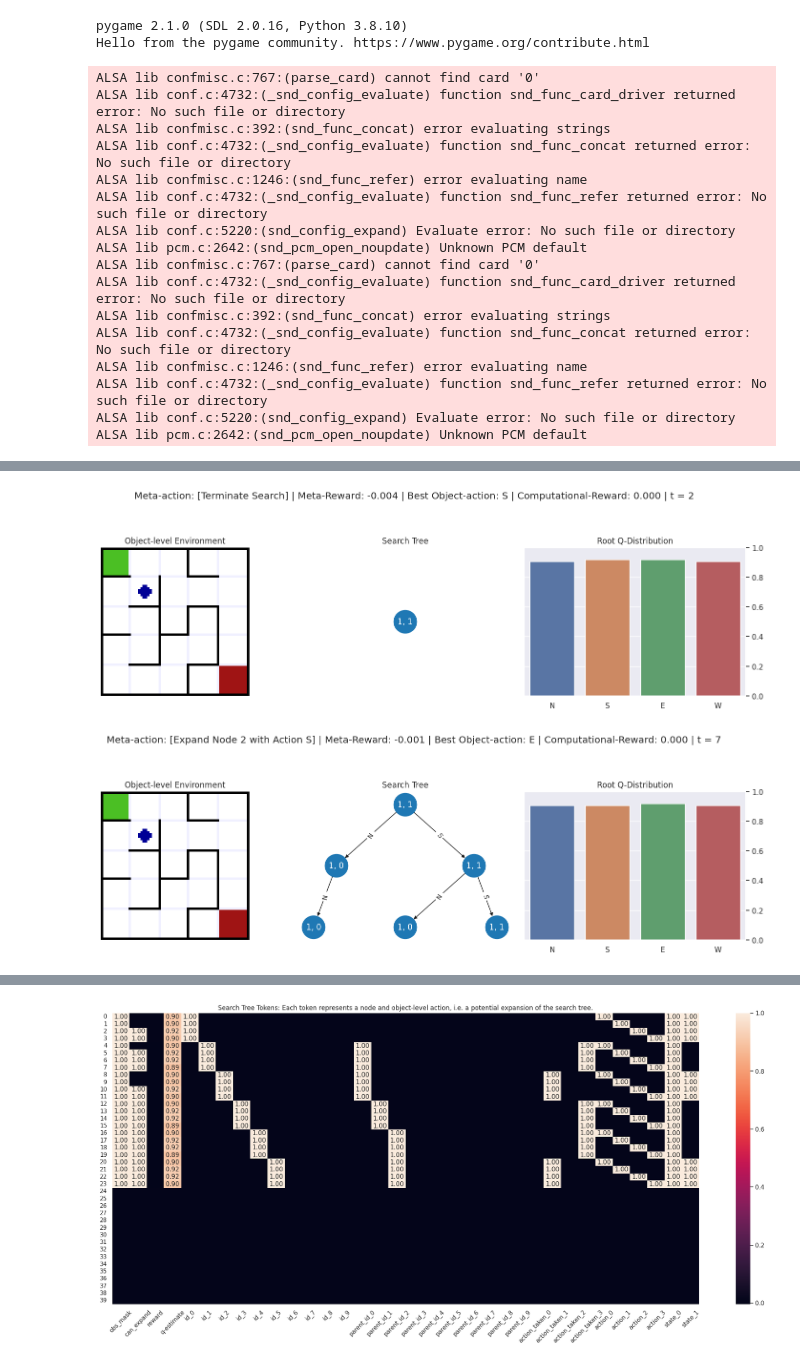
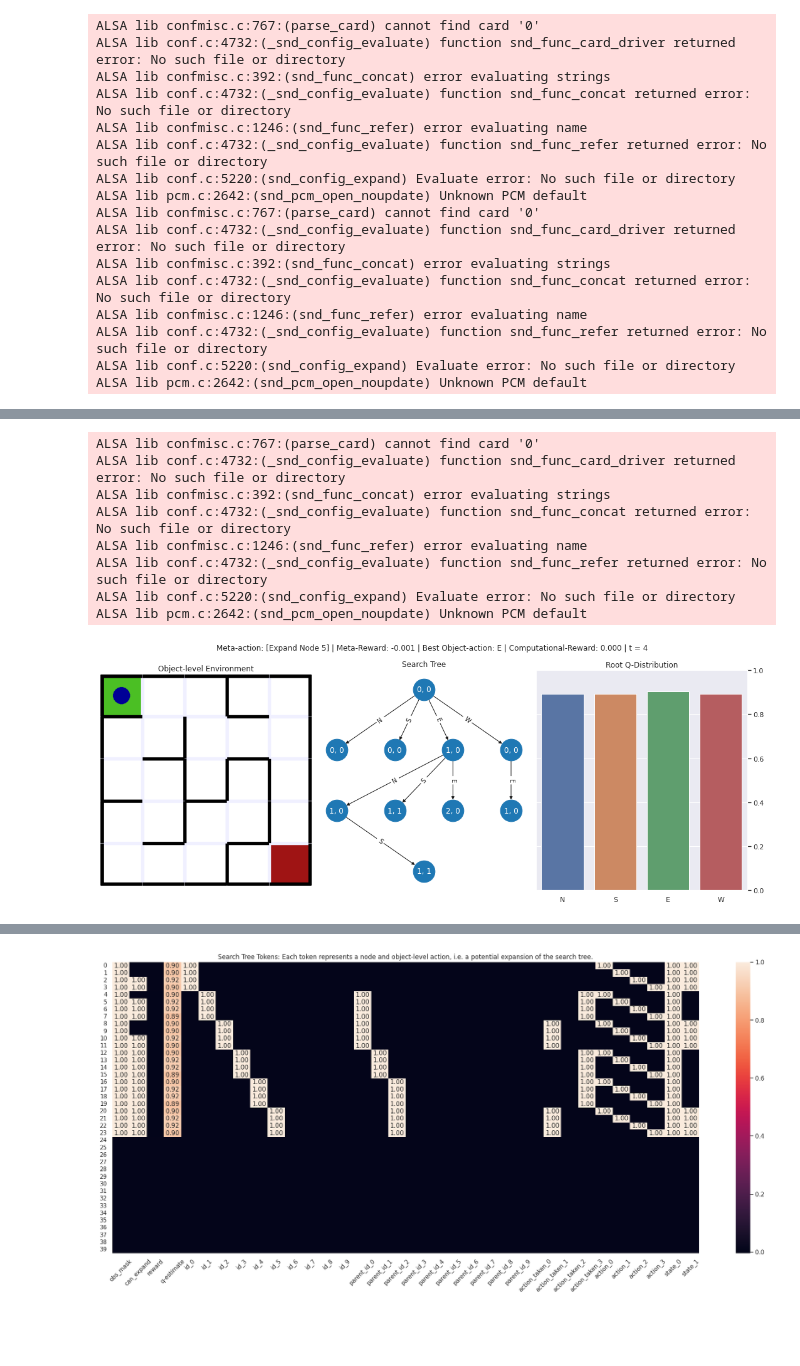
Before and after one commit to justinsvegliato/meta-level-reinforcement-learning, a Jupyter notebook: Maze Meta-level.ipynb, the cells around one changed output, grey strips where cells are left out. Saved outputs shown, nothing was run; the diff lists cells and outputs as text; code cells hidden in the pictures; blank space fills up the shorter version.

Commit message:
rendering tree with tree policy

```diff
--- a/Maze Meta-level.ipynb
+++ b/Maze Meta-level.ipynb
@@ -12,7 +12,7 @@ from tf_agents.environments.batched_py_environment import BatchedPyEnvironment
 
 def create_meta_env():
     object_env = make_maze_env(
-        seed=0, maze_size=(5, 5), goal_reward=1, render_shape=(64, 64),
+        seed=0, maze_size=(5, 5), goal_reward=1,
         generate_new_maze_on_reset=False
     )
 
@@ -21,6 +21,7 @@ def create_meta_env():
     meta_env = MetaEnv(object_env, initial_tree, max_tree_size=10,
                        split_mask_and_tokens=True,
                        one_hot_action_space=False,
+                       expand_all_actions=True,
                        object_action_to_string=lambda a: object_env.ACTION[a])
     return meta_env
 
@@ -30,24 +31,22 @@ env = TFPyEnvironment(BatchedPyEnvironment([
     GymWrapper(create_meta_env()) for _ in range(batch_size)
 ], multithreading=False))
 # %% [output]
-pygame 2.1.0 (SDL 2.0.16, Python 3.8.10)
-Hello from the pygame community. https://www.pygame.org/contribute.html
+ALSA lib confmisc.c:767:(parse_card) cannot find card '0'
+ALSA lib conf.c:4732:(_snd_config_evaluate) function snd_func_card_driver returned error: No such file or directory
+ALSA lib confmisc.c:392:(snd_func_concat) error evaluating strings
+ALSA lib conf.c:4732:(_snd_config_evaluate) function snd_func_concat returned error: No such file or directory
+ALSA lib confmisc.c:1246:(snd_func_refer) error evaluating name
+ALSA lib conf.c:4732:(_snd_config_evaluate) function snd_func_refer returned error: No such file or directory
+ALSA lib conf.c:5220:(snd_config_expand) Evaluate error: No such file or directory
+ALSA lib pcm.c:2642:(snd_pcm_open_noupdate) Unknown PCM default
+ALSA lib confmisc.c:767:(parse_card) cannot find card '0'
+ALSA lib conf.c:4732:(_snd_config_evaluate) function snd_func_card_driver returned error: No such file or directory
+ALSA lib confmisc.c:392:(snd_func_concat) error evaluating strings
+ALSA lib conf.c:4732:(_snd_config_evaluate) function snd_func_concat returned error: No such file or directory
+ALSA lib confmisc.c:1246:(snd_func_refer) error evaluating name
+ALSA lib conf.c:4732:(_snd_config_evaluate) function snd_func_refer returned error: No such file or directory
+ALSA lib conf.c:5220:(snd_config_expand) Evaluate error: No such file or directory
+ALSA lib pcm.c:2642:(snd_pcm_open_noupdate) Unknown PCM default
-ALSA lib confmisc.c:767:(parse_card) cannot find card '0'
-ALSA lib conf.c:4732:(_snd_config_evaluate) function snd_func_card_driver returned error: No such file or directory
-ALSA lib confmisc.c:392:(snd_func_concat) error evaluating strings
-ALSA lib conf.c:4732:(_snd_config_evaluate) function snd_func_concat returned error: No such file or directory
-ALSA lib confmisc.c:1246:(snd_func_refer) error evaluating name
-ALSA lib conf.c:4732:(_snd_config_evaluate) function snd_func_refer returned error: No such file or directory
-ALSA lib conf.c:5220:(snd_config_expand) Evaluate error: No such file or directory
-ALSA lib pcm.c:2642:(snd_pcm_open_noupdate) Unknown PCM default
-ALSA lib confmisc.c:767:(parse_card) cannot find card '0'
-ALSA lib conf.c:4732:(_snd_config_evaluate) function snd_func_card_driver returned error: No such file or directory
-ALSA lib confmisc.c:392:(snd_func_concat) error evaluating strings
-ALSA lib conf.c:4732:(_snd_config_evaluate) function snd_func_concat returned error: No such file or directory
-ALSA lib confmisc.c:1246:(snd_func_refer) error evaluating name
-ALSA lib conf.c:4732:(_snd_config_evaluate) function snd_func_refer returned error: No such file or directory
-ALSA lib conf.c:5220:(snd_config_expand) Evaluate error: No such file or directory
-ALSA lib pcm.c:2642:(snd_pcm_open_noupdate) Unknown PCM default
 # %%
 from mlrl.utils.render_utils import create_policy_eval_video, embed_mp4
 from mlrl.meta.meta_env import mask_token_splitter
@@ -63,16 +62,19 @@ embed_mp4(create_policy_eval_video(random_policy, env, max_steps=30))
 # %% [output]
 [interactive output not drawn]
 # %%
-meta_env.reset()
-meta_env.step(0)
-meta_env.step(0)
-meta_env.render(plt_show=True)
+meta_env = create_meta_env()
 meta_env.step(1)
-meta_env.step(2)
+meta_env.step(4)
 meta_env.step(5)
-meta_env.step(9)
-meta_env.step(10)
+meta_env.step(6)
 meta_env.render(plt_show=True);
 # %% [output]
+ALSA lib confmisc.c:767:(parse_card) cannot find card '0'
+ALSA lib conf.c:4732:(_snd_config_evaluate) function snd_func_card_driver returned error: No such file or directory
+ALSA lib confmisc.c:392:(snd_func_concat) error evaluating strings
+ALSA lib conf.c:4732:(_snd_config_evaluate) function snd_func_concat returned error: No such file or directory
+ALSA lib confmisc.c:1246:(snd_func_refer) error evaluating name
+ALSA lib conf.c:4732:(_snd_config_evaluate) function snd_func_refer returned error: No such file or directory
+ALSA lib conf.c:5220:(snd_config_expand) Evaluate error: No such file or directory
+ALSA lib pcm.c:2642:(snd_pcm_open_noupdate) Unknown PCM default
-[figure, old version]
+[figure, new version]
-[figure, removed]
```
Also changed, not shown: parts of 2 cells of this notebook, 7 other files.
